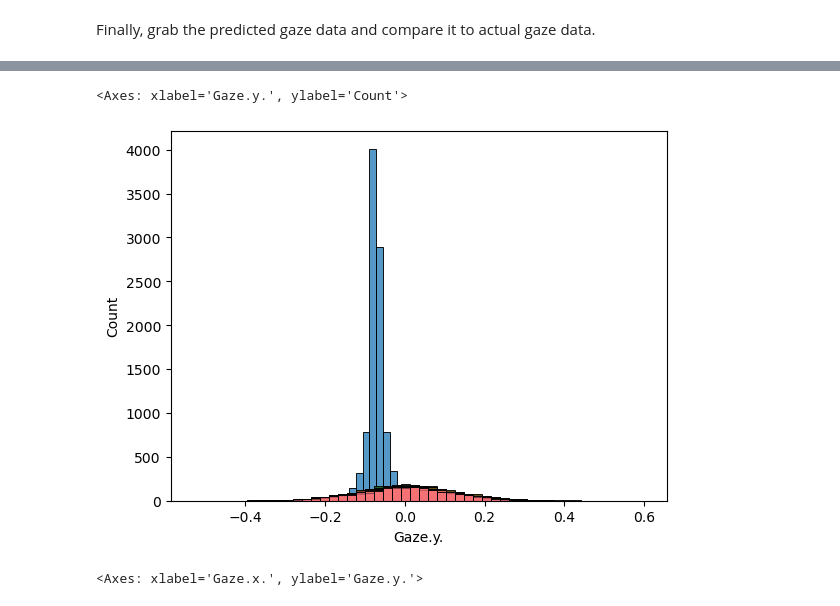
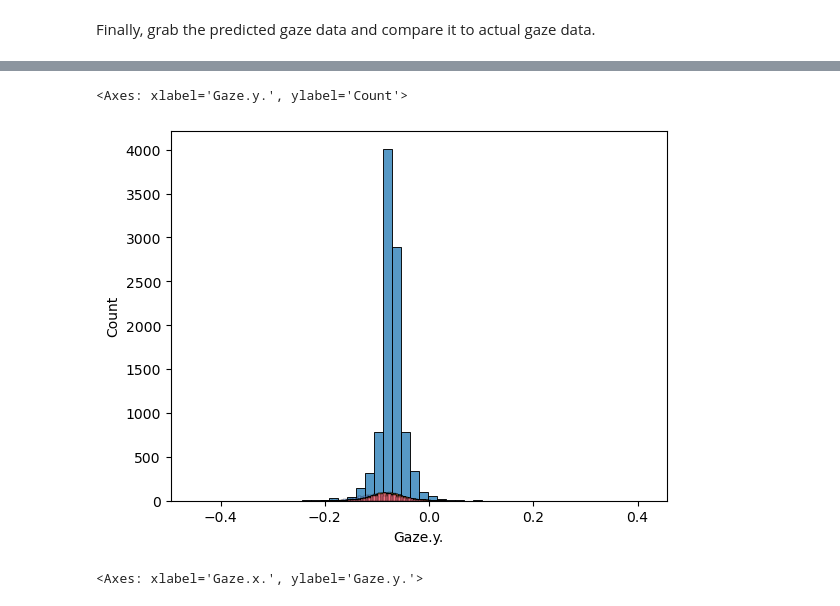
Before and after one commit to jerrymhuang/DreamDrone, a Jupyter notebook: FinalProject/exploration/hierarchical_gaze_stan.ipynb, the cells around one changed output, grey strips where cells are left out. Saved outputs shown, nothing was run; the diff lists cells and outputs as text; code cells hidden in the pictures.

```diff
--- a/FinalProject/exploration/hierarchical_gaze_stan.ipynb
+++ b/FinalProject/exploration/hierarchical_gaze_stan.ipynb
@@ -146,4 +148,4 @@ Building: 11.4s, done.
 # %%
-gaze_fit = gaze_model.sample(num_chains=2, num_warmup=1000, num_samples=1000)
+gaze_fit = gaze_model.sample(num_chains=2, num_warmup=500, num_samples=500)
 # %% [output]
 Sampling:   0%
@@ -207,9 +209,9 @@ NameError: name 'results' is not defined
 # %%
 sns.histplot(train_set['Gaze.y.'], bins=50, legend=False)
-sns.histplot(results.iloc[:,700:750], bins=50, legend=False)
+sns.histplot(results.iloc[:,10000:10100], bins=50, legend=False)
 # %% [output]
 <Axes: xlabel='Gaze.y.', ylabel='Count'>
-[figure, old version]
+[figure, new version]
 # %%
 sns.scatterplot(x=train_set['Gaze.x.'], y=train_set['Gaze.y.'])
 # %% [output]
```
Also changed, not shown: parts of 9 cells of this notebook.
